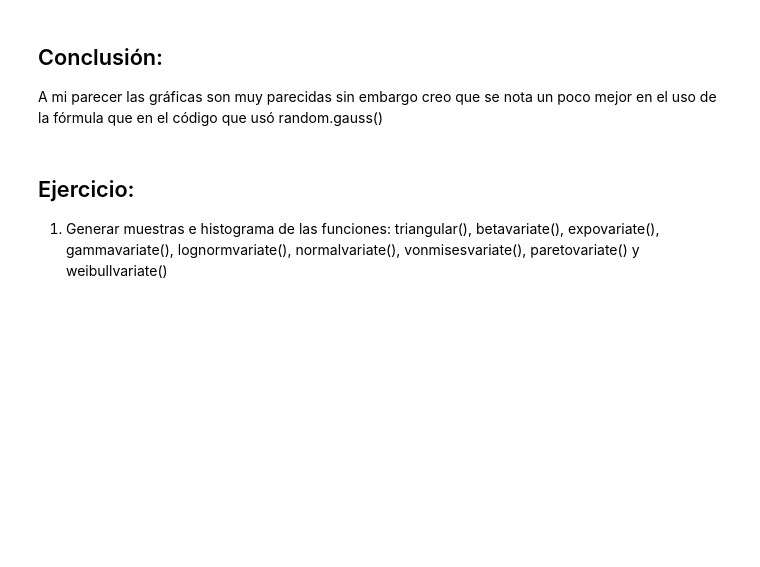
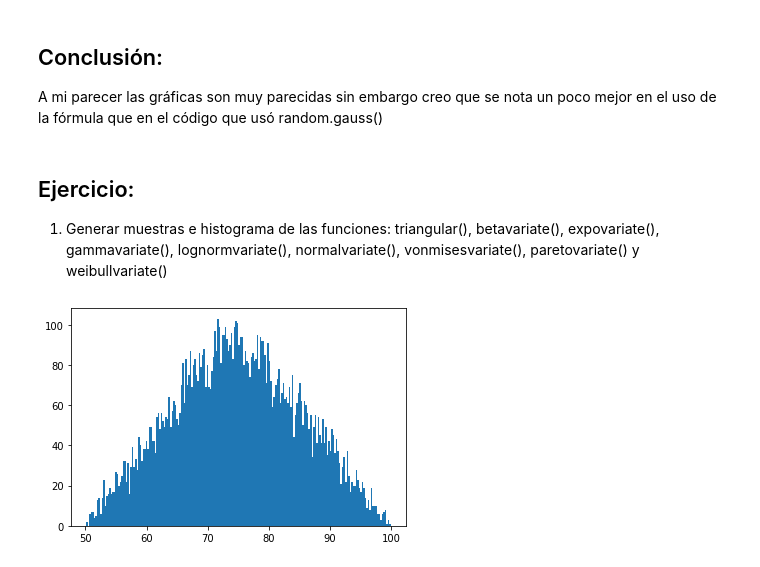
Before and after one commit to JavisG300/Simulacion-II, a Jupyter notebook: mas_numeros_aleatorios.ipynb, the cells around one changed output. Cells and saved outputs as stored; diff of their text form; code cells hidden in the pictures; blank space fills up the shorter version.

```diff
--- a/mas_numeros_aleatorios.ipynb
+++ b/mas_numeros_aleatorios.ipynb
@@ -214,3 +212,16 @@ A mi parecer las gráficas son muy parecidas sin embargo creo que se nota un poc
 1. Generar muestras e histograma de las funciones:
     triangular(), betavariate(), expovariate(), gammavariate(),
     lognormvariate(), normalvariate(), vonmisesvariate(), paretovariate() y weibullvariate()
+# %%
+# Construimos el histograma de una muestra de 10000 números aleatorios con triangular()
+
+nums = []
+
+for i in range(10000):
+    temp = random.triangular(100,50)
+    nums.append(temp)
+
+plt.hist(nums, bins = 200)
+plt.show()
+# %% [output]
+[figure, added]
```
Also changed, not shown: parts of 9 cells of this notebook.
